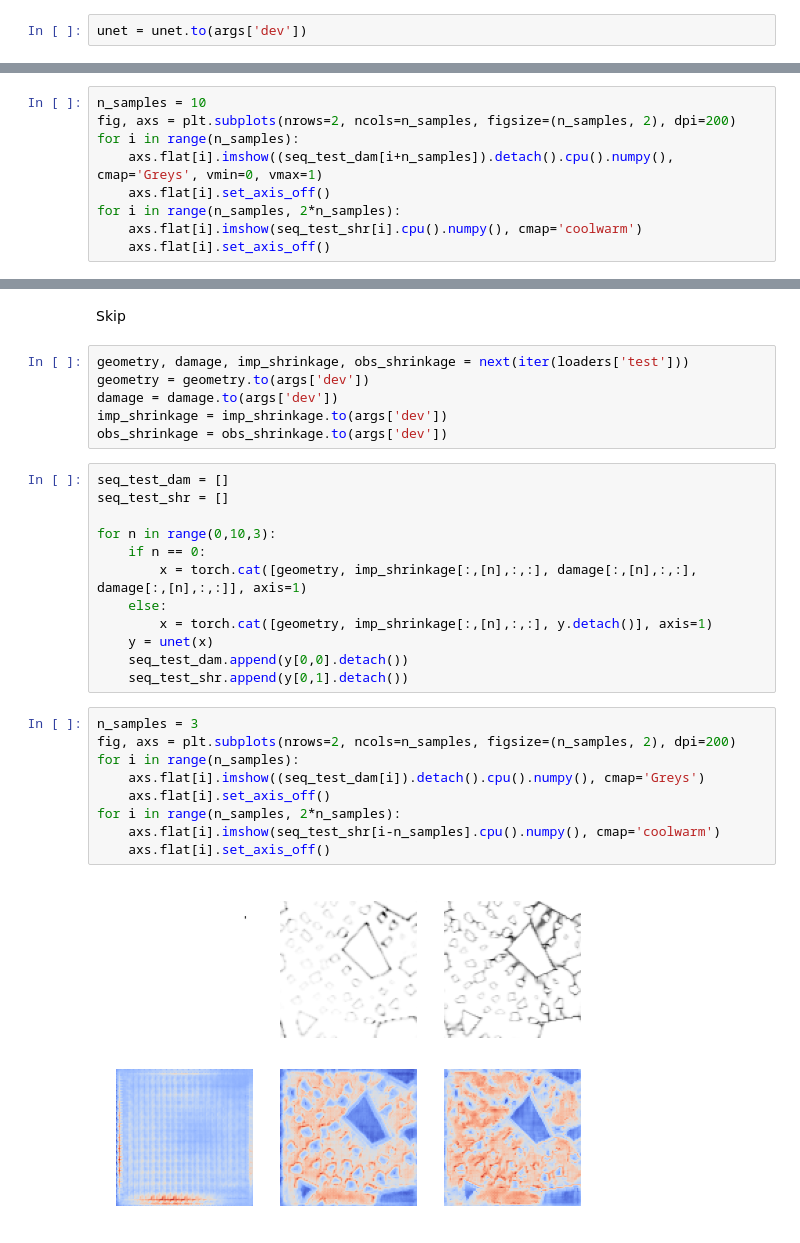
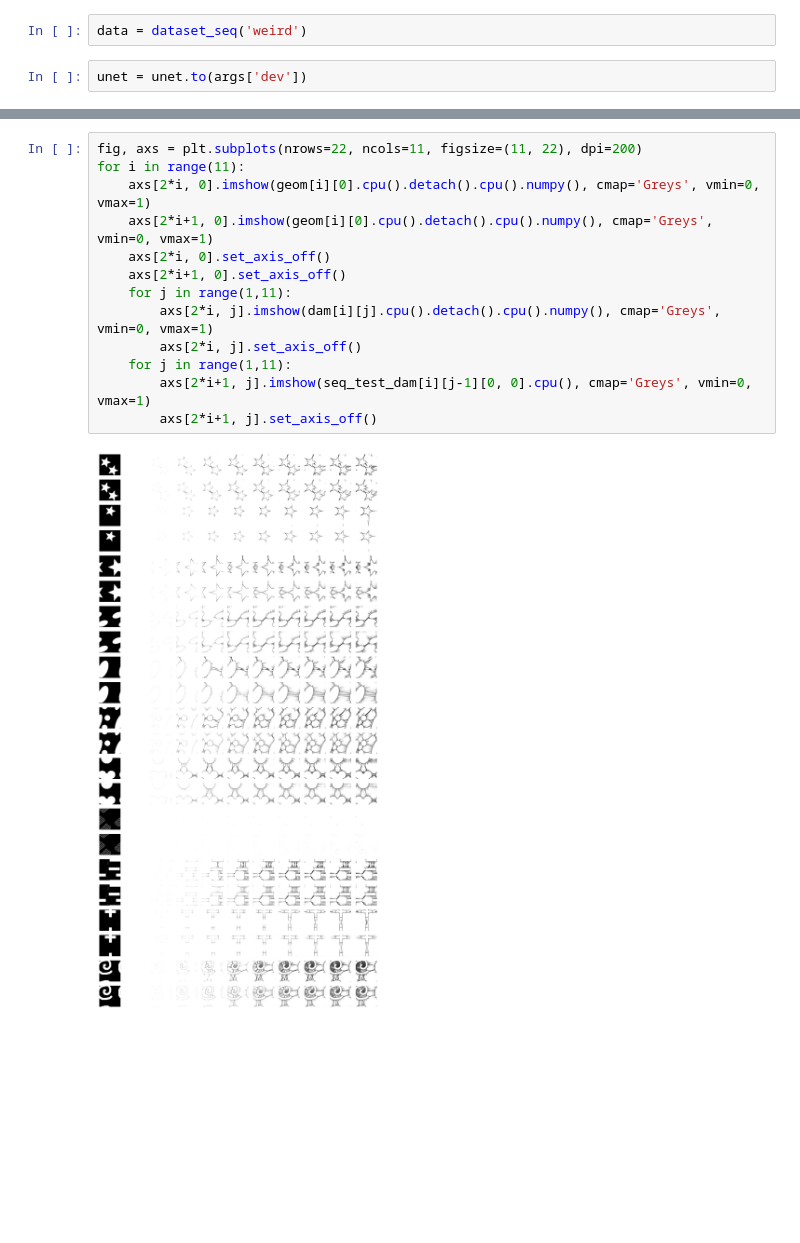
Before and after one commit to LiyaGaynutdinova/Auto-Regressive-Unet-for-Concrete-Damage, a Jupyter notebook: test_AutoUnet.ipynb, the cells around one changed output, grey strips where cells are left out. Cells and saved outputs as stored; diff of their text form; blank space fills up the shorter version.

```diff
--- a/test_AutoUnet.ipynb
+++ b/test_AutoUnet.ipynb
@@ -65,3 +58,5 @@ stiffness = stiffness.to(args['dev'])
+# %%
+data = dataset_seq('weird')
 # %%
 unet = unet.to(args['dev'])
 # %%
@@ -129,9 +79,0 @@ for n in range(10):
-# %%
-n_samples = 10
-fig, axs = plt.subplots(nrows=2, ncols=n_samples, figsize=(n_samples, 2), dpi=200)
-for i in range(n_samples):
-    axs.flat[i].imshow((seq_test_dam[i+n_samples]).detach().cpu().numpy(), cmap='Greys', vmin=0, vmax=1)
-    axs.flat[i].set_axis_off()
-for i in range(n_samples, 2*n_samples):
-    axs.flat[i].imshow(seq_test_shr[i].cpu().numpy(), cmap='coolwarm')
-    axs.flat[i].set_axis_off()
@@ -140,31 +80,15 @@ for i in range(n_samples, 2*n_samples):
-# %% [markdown]
-Skip
-# %%
-geometry, damage, imp_shrinkage, obs_shrinkage = next(iter(loaders['test']))
-geometry = geometry.to(args['dev'])
-damage = damage.to(args['dev'])
-imp_shrinkage = imp_shrinkage.to(args['dev'])
-obs_shrinkage = obs_shrinkage.to(args['dev'])
-# %%
-seq_test_dam = []
-seq_test_shr = []
-
-for n in range(0,10,3):
-    if n == 0:
-        x = torch.cat([geometry, imp_shrinkage[:,[n],:,:], damage[:,[n],:,:], damage[:,[n],:,:]], axis=1)
-    else:
-        x = torch.cat([geometry, imp_shrinkage[:,[n],:,:], y.detach()], axis=1)
-    y = unet(x)
-    seq_test_dam.append(y[0,0].detach())
-    seq_test_shr.append(y[0,1].detach())
-# %%
-n_samples = 3
-fig, axs = plt.subplots(nrows=2, ncols=n_samples, figsize=(n_samples, 2), dpi=200)
-for i in range(n_samples):
-    axs.flat[i].imshow((seq_test_dam[i]).detach().cpu().numpy(), cmap='Greys')
-    axs.flat[i].set_axis_off()
-for i in range(n_samples, 2*n_samples):
-    axs.flat[i].imshow(seq_test_shr[i-n_samples].cpu().numpy(), cmap='coolwarm')
-    axs.flat[i].set_axis_off()
-# %% [output]
-[figure, removed]
+# %%
+fig, axs = plt.subplots(nrows=22, ncols=11, figsize=(11, 22), dpi=200)
+for i in range(11):
+    axs[2*i, 0].imshow(geom[i][0].cpu().detach().cpu().numpy(), cmap='Greys', vmin=0, vmax=1)
+    axs[2*i+1, 0].imshow(geom[i][0].cpu().detach().cpu().numpy(), cmap='Greys', vmin=0, vmax=1)
+    axs[2*i, 0].set_axis_off()
+    axs[2*i+1, 0].set_axis_off()
+    for j in range(1,11):
+        axs[2*i, j].imshow(dam[i][j].cpu().detach().cpu().numpy(), cmap='Greys', vmin=0, vmax=1)
+        axs[2*i, j].set_axis_off()
+    for j in range(1,11):
+        axs[2*i+1, j].imshow(seq_test_dam[i][j-1][0, 0].cpu(), cmap='Greys', vmin=0, vmax=1)
+        axs[2*i+1, j].set_axis_off()
+# %% [output]
+[figure, added]
```
Also changed, not shown: parts of 16 cells of this notebook, 30 other files.
